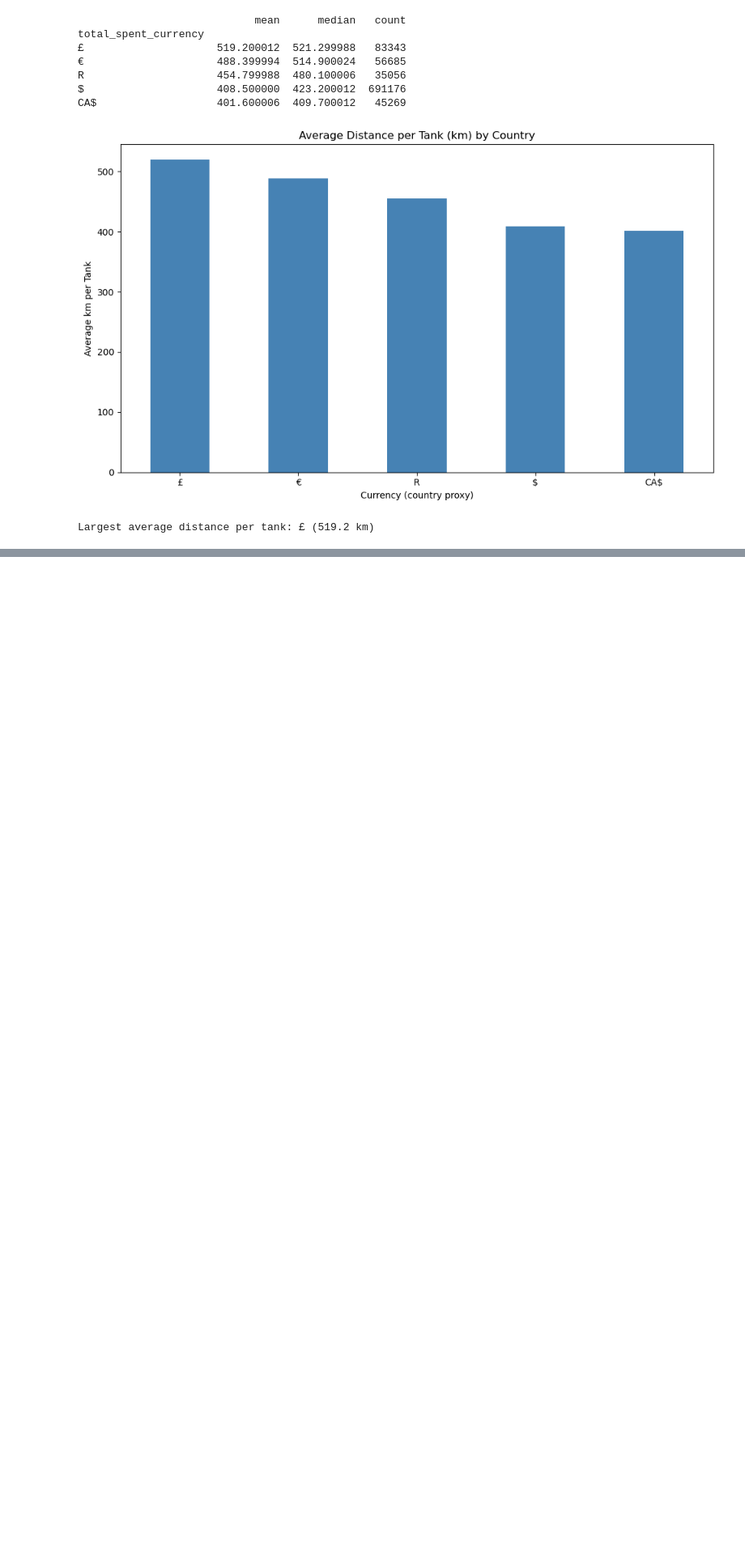
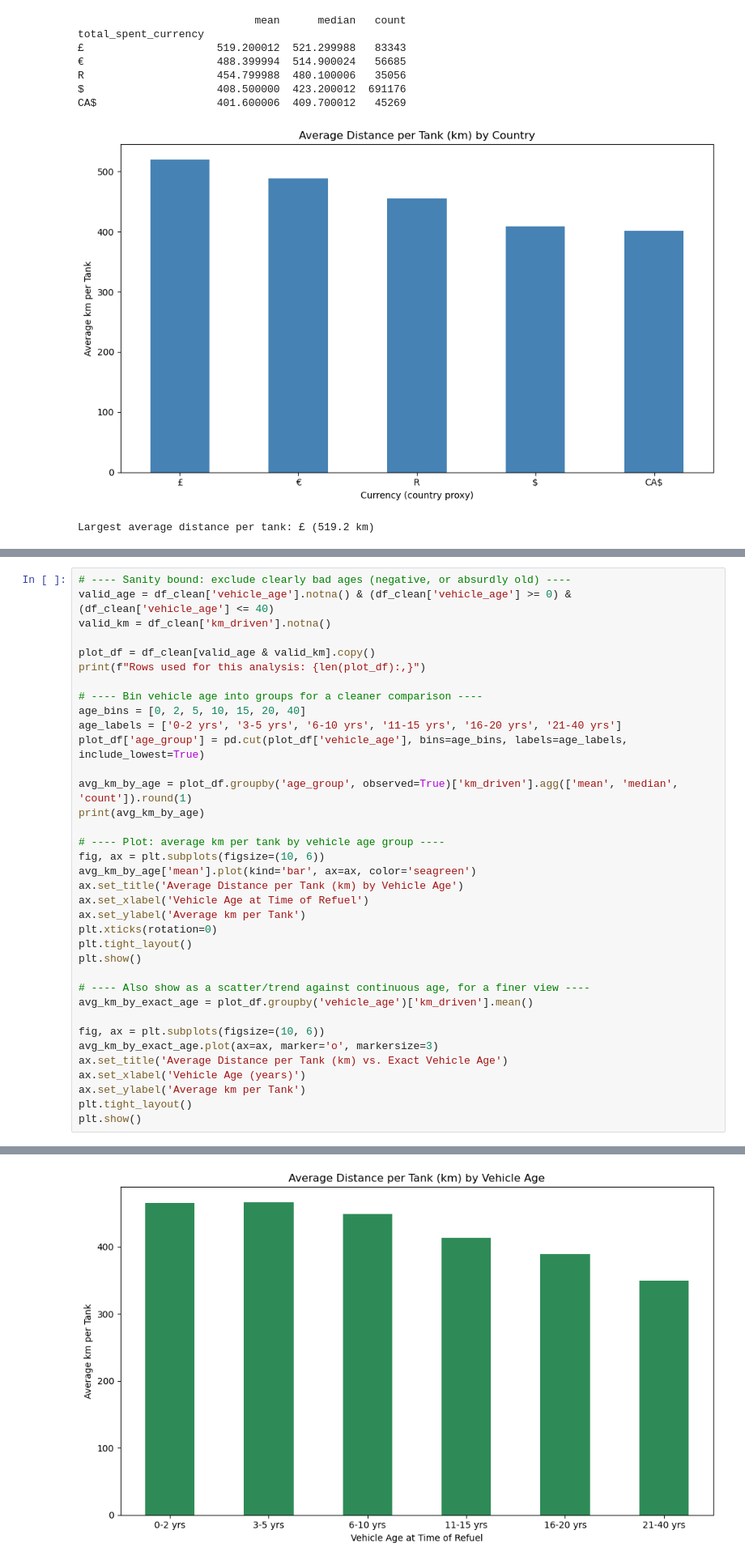
Before and after one commit to SufyaanMahomed/IDVE-Assignment, a Jupyter notebook: ass.ipynb, the cells around one changed output, grey strips where cells are left out. Shown at 81% size. Cells and saved outputs as stored; diff of their text form; blank space fills up the shorter version.

```diff
--- a/ass.ipynb
+++ b/ass.ipynb
@@ -1051,0 +1054,37 @@ Largest average distance per tank: £ (519.2 km)
+# %%
+# ---- Sanity bound: exclude clearly bad ages (negative, or absurdly old) ----
+valid_age = df_clean['vehicle_age'].notna() & (df_clean['vehicle_age'] >= 0) & (df_clean['vehicle_age'] <= 40)
+valid_km = df_clean['km_driven'].notna()
+
+plot_df = df_clean[valid_age & valid_km].copy()
+print(f"Rows used for this analysis: {len(plot_df):,}")
+
+# ---- Bin vehicle age into groups for a cleaner comparison ----
+age_bins = [0, 2, 5, 10, 15, 20, 40]
+age_labels = ['0-2 yrs', '3-5 yrs', '6-10 yrs', '11-15 yrs', '16-20 yrs', '21-40 yrs']
+plot_df['age_group'] = pd.cut(plot_df['vehicle_age'], bins=age_bins, labels=age_labels, include_lowest=True)
+
+avg_km_by_age = plot_df.groupby('age_group', observed=True)['km_driven'].agg(['mean', 'median', 'count']).round(1)
+print(avg_km_by_age)
+
+# ---- Plot: average km per tank by vehicle age group ----
+fig, ax = plt.subplots(figsize=(10, 6))
+avg_km_by_age['mean'].plot(kind='bar', ax=ax, color='seagreen')
+ax.set_title('Average Distance per Tank (km) by Vehicle Age')
+ax.set_xlabel('Vehicle Age at Time of Refuel')
+ax.set_ylabel('Average km per Tank')
+plt.xticks(rotation=0)
+plt.tight_layout()
+plt.show()
+
+# ---- Also show as a scatter/trend against continuous age, for a finer view ----
+avg_km_by_exact_age = plot_df.groupby('vehicle_age')['km_driven'].mean()
+
+fig, ax = plt.subplots(figsize=(10, 6))
+avg_km_by_exact_age.plot(ax=ax, marker='o', markersize=3)
+ax.set_title('Average Distance per Tank (km) vs. Exact Vehicle Age')
+ax.set_xlabel('Vehicle Age (years)')
+ax.set_ylabel('Average km per Tank')
+plt.tight_layout()
+plt.show()
+# %% [output]
@@ -1051,0 +1100 @@ Largest average distance per tank: £ (519.2 km)
+[figure, added]
```
Also changed, not shown: parts of 13 cells of this notebook.
